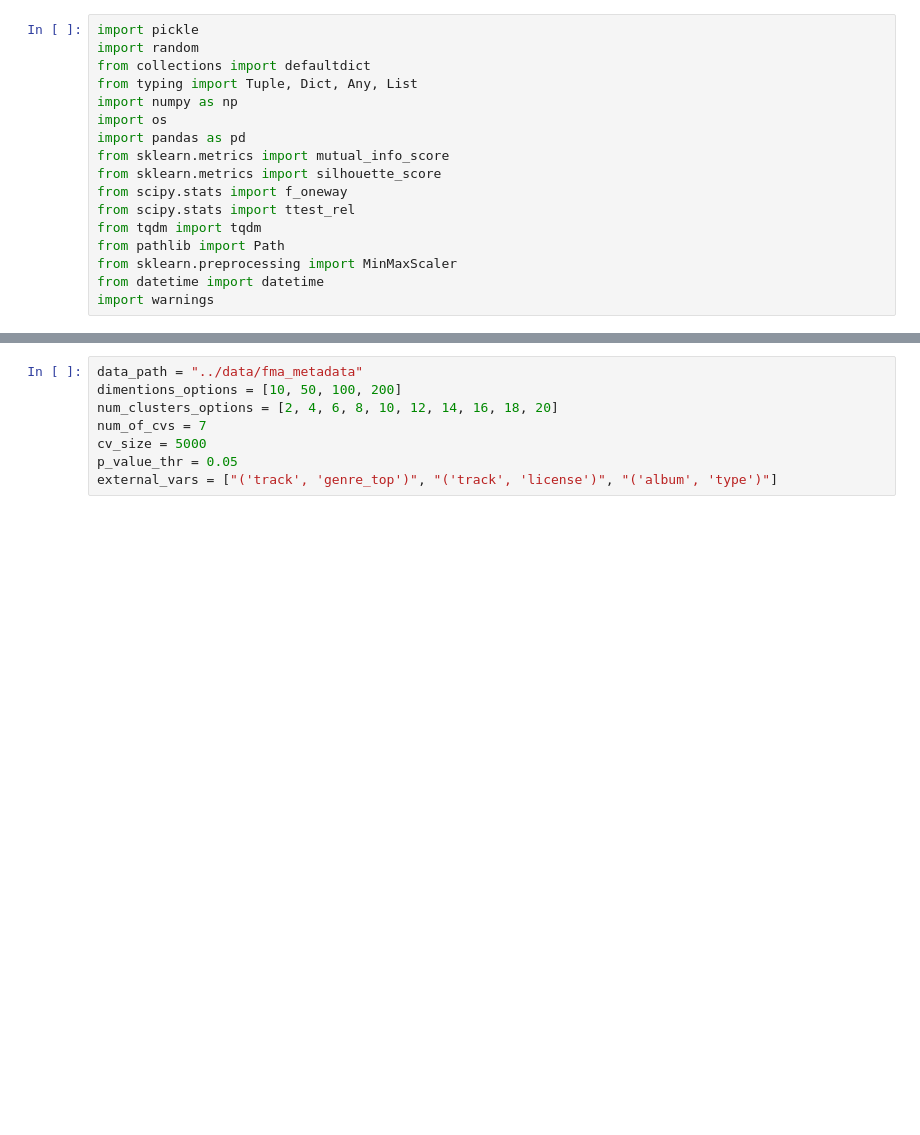
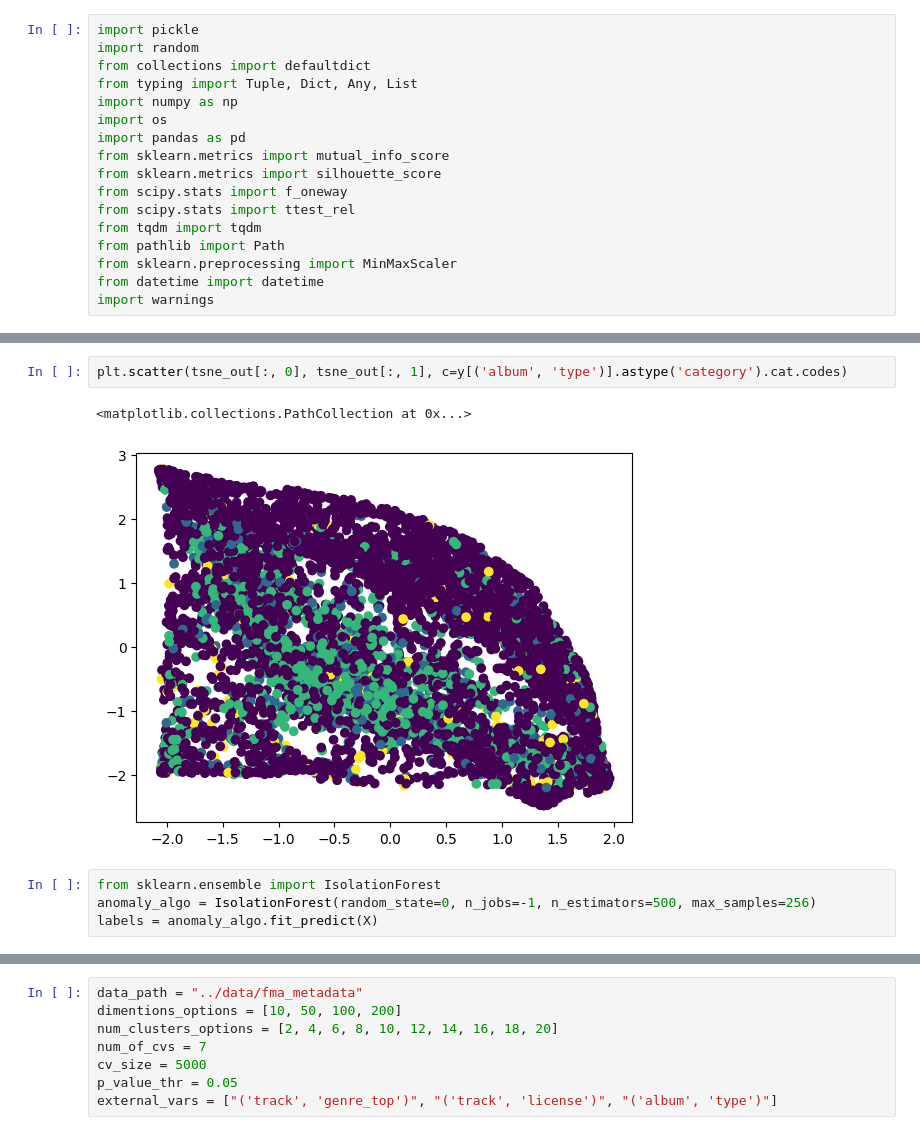
Before and after one commit to YD5463/unsupervised-learning-project, a Jupyter notebook: notebooks/static_data.ipynb, the cells around one changed output, grey strips where cells are left out. Cells and saved outputs as stored; diff of their text form; blank space fills up the shorter version.

```diff
--- a/notebooks/static_data.ipynb
+++ b/notebooks/static_data.ipynb
@@ -19,0 +110,9 @@ import warnings
+# %%
+plt.scatter(tsne_out[:, 0], tsne_out[:, 1], c=y[('album', 'type')].astype('category').cat.codes)
+# %% [output]
+<matplotlib.collections.PathCollection at 0x...>
+[figure, added]
+# %%
+from sklearn.ensemble import IsolationForest
+anomaly_algo = IsolationForest(random_state=0, n_jobs=-1, n_estimators=500, max_samples=256)
+labels = anomaly_algo.fit_predict(X)
```
Also changed, not shown: parts of 12 cells of this notebook, 19 other files.
